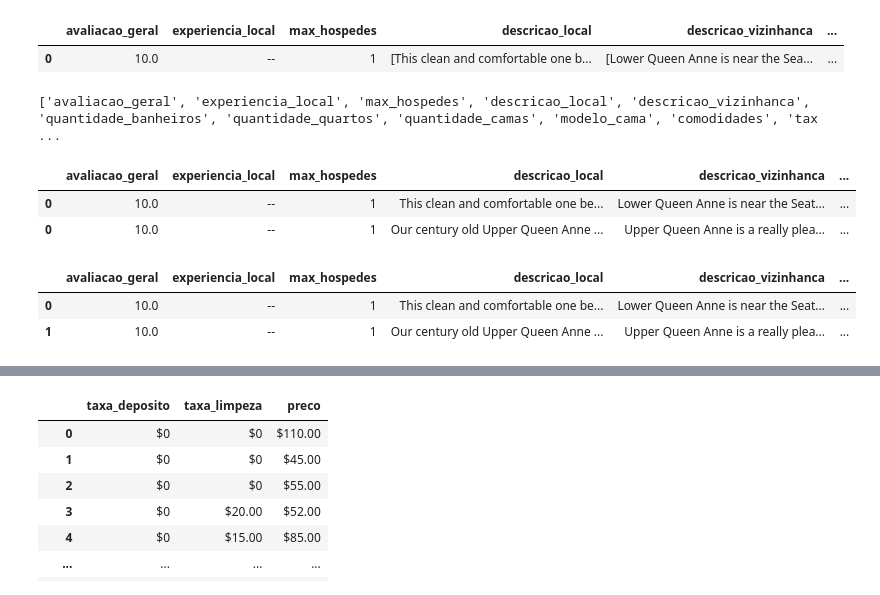
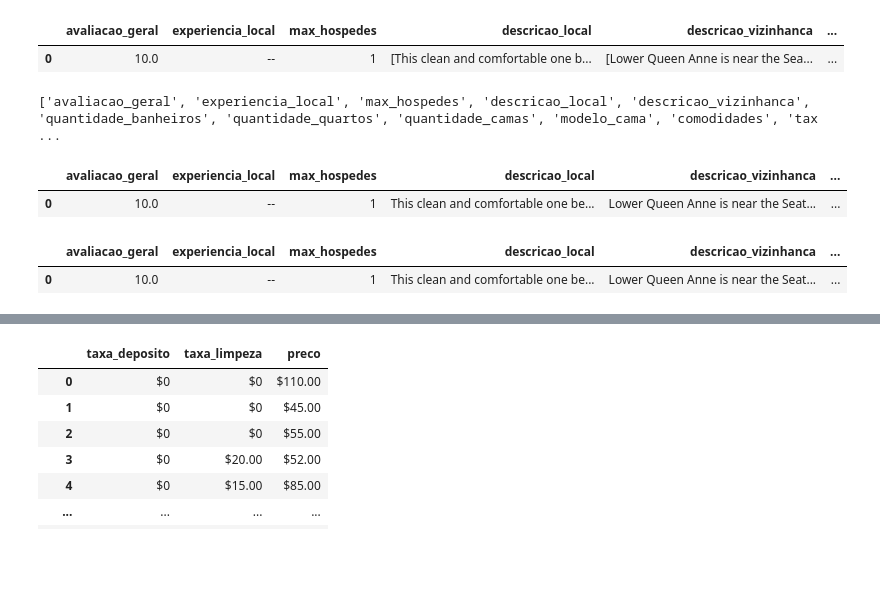
Before and after one commit to VinicMello/bootcamp_data, a Jupyter notebook: main.ipynb, the cells around one changed output, grey strips where cells are left out. Drawn from its saved outputs; the diff is of its cells as text; code cells hidden in the pictures; blank space fills up the shorter version.

Commit message:
Finished study about manipulation and transform data with pandas

```diff
--- a/main.ipynb
+++ b/main.ipynb
@@ -20,24 +19,21 @@ df.head(1)
 |  | avaliacao_geral | experiencia_local | max_hospedes | descricao_local | descricao_vizinhanca | ... |
 | 0 | 10.0 | -- | 1 | [This clean and comfortable one b... | [Lower Queen Anne is near the Sea... | ... |
 # %%
-#
 columns_df = list(df.columns)
 print(columns_df)
 
-#
+# Explode colunas a partir da 4ª posição (transforma listas em linhas)
 df = df.explode(columns_df[3:])
-df.head(2)
+df.head(1)
 # %% [output]
 ['avaliacao_geral', 'experiencia_local', 'max_hospedes', 'descricao_local', 'descricao_vizinhanca', 'quantidade_banheiros', 'quantidade_quartos', 'quantidade_camas', 'modelo_cama', 'comodidades', 'tax ...
 |  | avaliacao_geral | experiencia_local | max_hospedes | descricao_local | descricao_vizinhanca | ... |
 | 0 | 10.0 | -- | 1 | This clean and comfortable one be... | Lower Queen Anne is near the Seat... | ... |
-| 0 | 10.0 | -- | 1 | Our century old Upper Queen Anne ... | Upper Queen Anne is a really plea... | ... |
 # %%
-#
+# Reseta os índices do DataFrame, removendo o índice antigo
 df.reset_index(inplace=True, drop=True)
-df.head(2)
+df.head(1)
 # %% [output]
 |  | avaliacao_geral | experiencia_local | max_hospedes | descricao_local | descricao_vizinhanca | ... |
 | 0 | 10.0 | -- | 1 | This clean and comfortable one be... | Lower Queen Anne is near the Seat... | ... |
-| 1 | 10.0 | -- | 1 | Our century old Upper Queen Anne ... | Upper Queen Anne is a really plea... | ... |
 # %%
```
Also changed, not shown: parts of 20 cells of this notebook, 5 other files.
